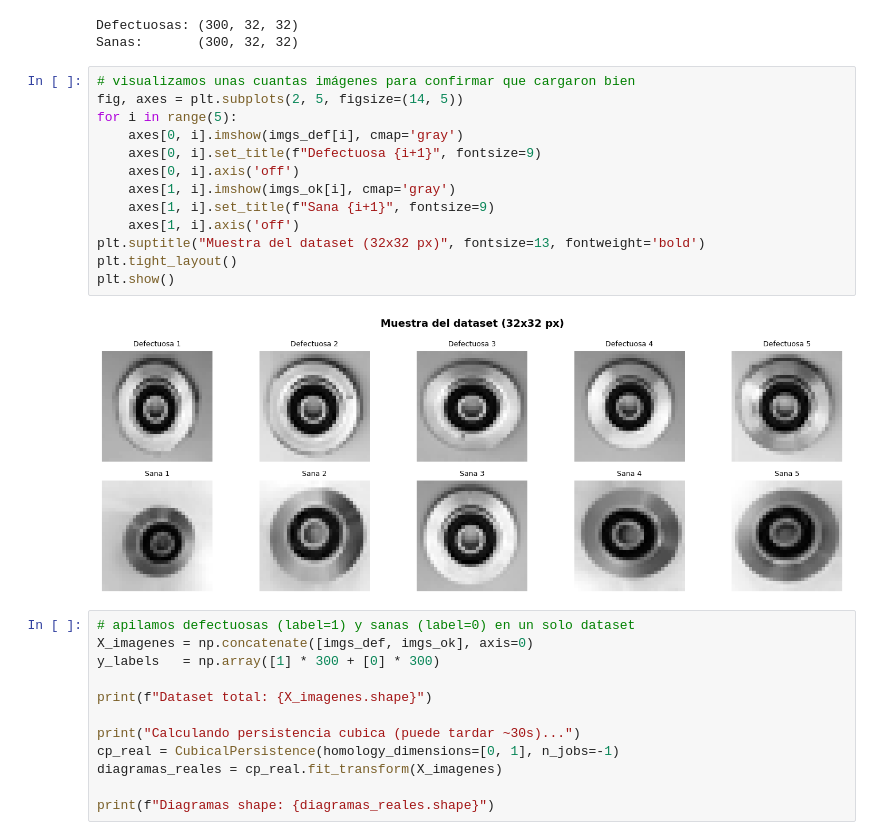
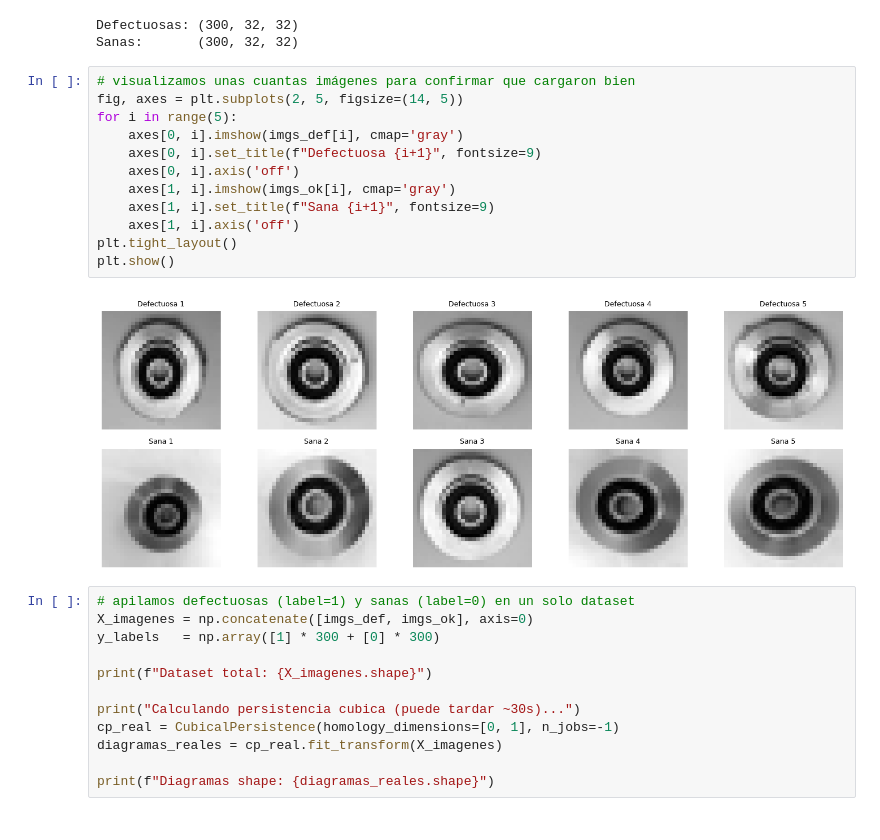
Before and after one commit to steffanylars/MA2007B_Topologia, a Jupyter notebook: MA2007B_3_PersistenciaHomologica.ipynb, the cells around one changed output. Cells and saved outputs as stored; diff of their text form.

```diff
--- a/MA2007B_3_PersistenciaHomologica.ipynb
+++ b/MA2007B_3_PersistenciaHomologica.ipynb
@@ -207,18 +200,17 @@ Sanas:       (300, 32, 32)
 # %%
 # visualizamos unas cuantas imágenes para confirmar que cargaron bien
 fig, axes = plt.subplots(2, 5, figsize=(14, 5))
 for i in range(5):
     axes[0, i].imshow(imgs_def[i], cmap='gray')
     axes[0, i].set_title(f"Defectuosa {i+1}", fontsize=9)
     axes[0, i].axis('off')
     axes[1, i].imshow(imgs_ok[i], cmap='gray')
     axes[1, i].set_title(f"Sana {i+1}", fontsize=9)
     axes[1, i].axis('off')
-plt.suptitle("Muestra del dataset (32x32 px)", fontsize=13, fontweight='bold')
 plt.tight_layout()
 plt.show()
 # %% [output]
-[figure, old version]
+[figure, new version]
 # %%
 # apilamos defectuosas (label=1) y sanas (label=0) en un solo dataset
 X_imagenes = np.concatenate([imgs_def, imgs_ok], axis=0)
```
Also changed, not shown: parts of 6 cells of this notebook.
